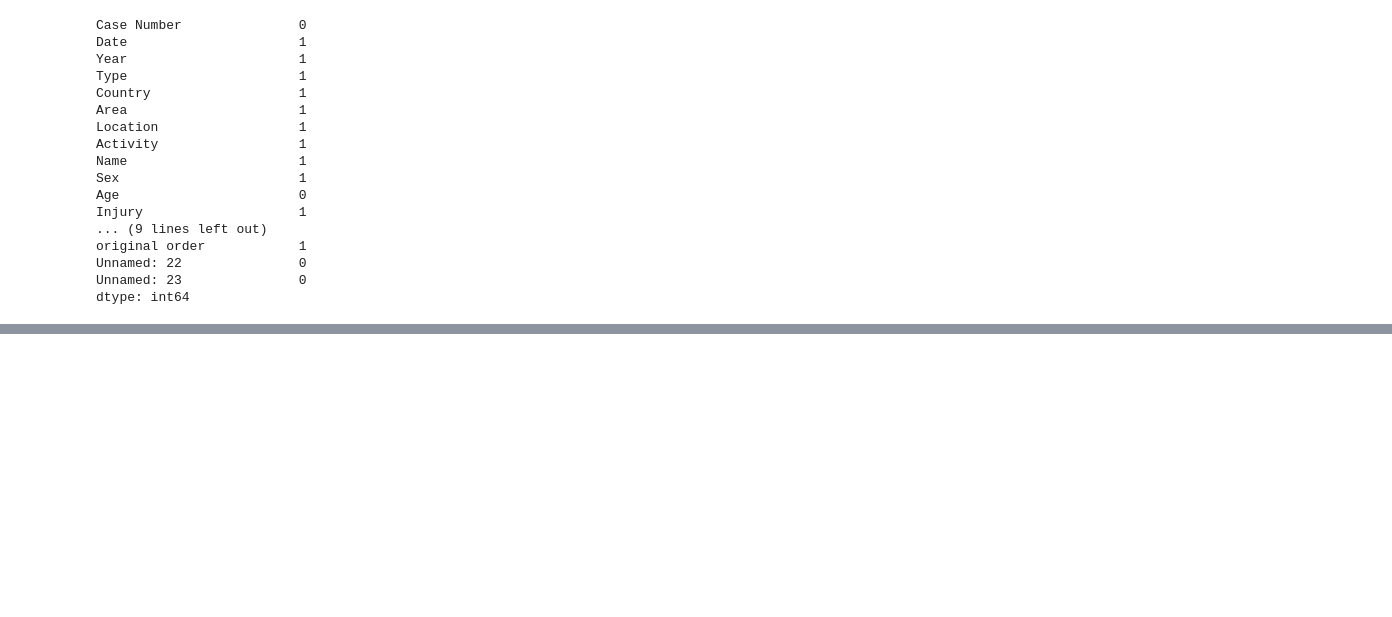
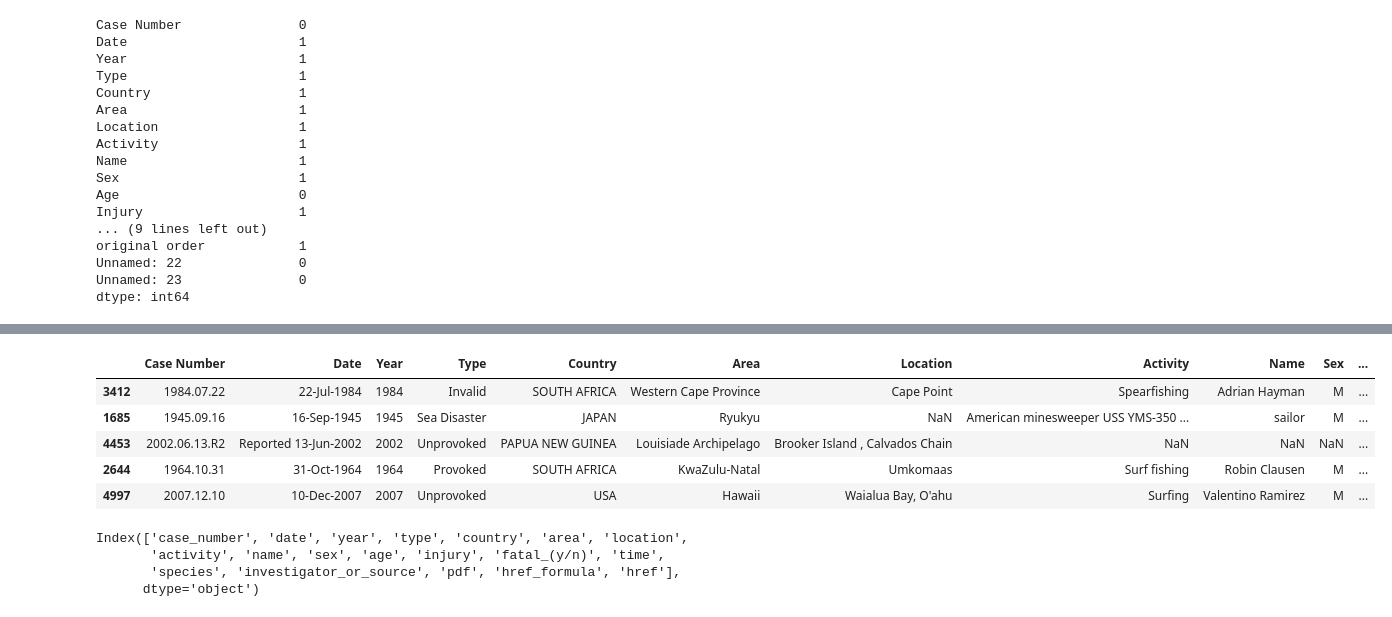
Before and after one commit to amirg33/Project_1_Sharks_attacks, a Jupyter notebook: src/cleaning.ipynb, the cells around one changed output, grey strips where cells are left out. Saved outputs shown, nothing was run; the diff lists cells and outputs as text; code cells hidden in the pictures; blank space fills up the shorter version.

```diff
--- a/src/cleaning.ipynb
+++ b/src/cleaning.ipynb
@@ -139,0 +270,27 @@ dtype: int64
+# %%
+expected_next = df.index[0]
+index_copy = df.index.tolist()
+for i, idx in enumerate(index_copy):
+    if idx != expected_next:
+        index_copy[i] = expected_next
+    expected_next += 1
+df.index = index_copy
+diff = df.index[0] - 1
+df.index = df.index - diff
+# %%
+df.sample(5)
+# %% [output]
+|  | Case Number | Date | Year | Type | Country | Area | Location | Activity | Name | Sex | ... |
+| 3412 | 1984.07.22 | 22-Jul-1984 | 1984 | Invalid | SOUTH AFRICA | Western Cape Province | Cape Point | Spearfishing | Adrian Hayman | M | ... |
+| 1685 | 1945.09.16 | 16-Sep-1945 | 1945 | Sea Disaster | JAPAN | Ryukyu | NaN | American minesweeper USS YMS-350 ... | sailor | M | ... |
+| 4453 | 2002.06.13.R2 | Reported 13-Jun-2002 | 2002 | Unprovoked | PAPUA NEW GUINEA | Louisiade Archipelago | Brooker Island , Calvados Chain | NaN | NaN | NaN | ... |
+| 2644 | 1964.10.31 | 31-Oct-1964 | 1964 | Provoked | SOUTH AFRICA | KwaZulu-Natal | Umkomaas | Surf fishing | Robin Clausen | M | ... |
+| 4997 | 2007.12.10 | 10-Dec-2007 | 2007 | Unprovoked | USA | Hawaii | Waialua Bay, O'ahu | Surfing | Valentino Ramirez | M | ... |
+# %%
+df.columns = df.columns.str.replace(' ', '_').str.lower().str.strip().str.rstrip('_')
+df.columns
+# %% [output]
+Index(['case_number', 'date', 'year', 'type', 'country', 'area', 'location',
+       'activity', 'name', 'sex', 'age', 'injury', 'fatal_(y/n)', 'time',
+       'species', 'investigator_or_source', 'pdf', 'href_formula', 'href'],
+      dtype='object')
```
Also changed, not shown: parts of 29 cells of this notebook, 3 other files.
